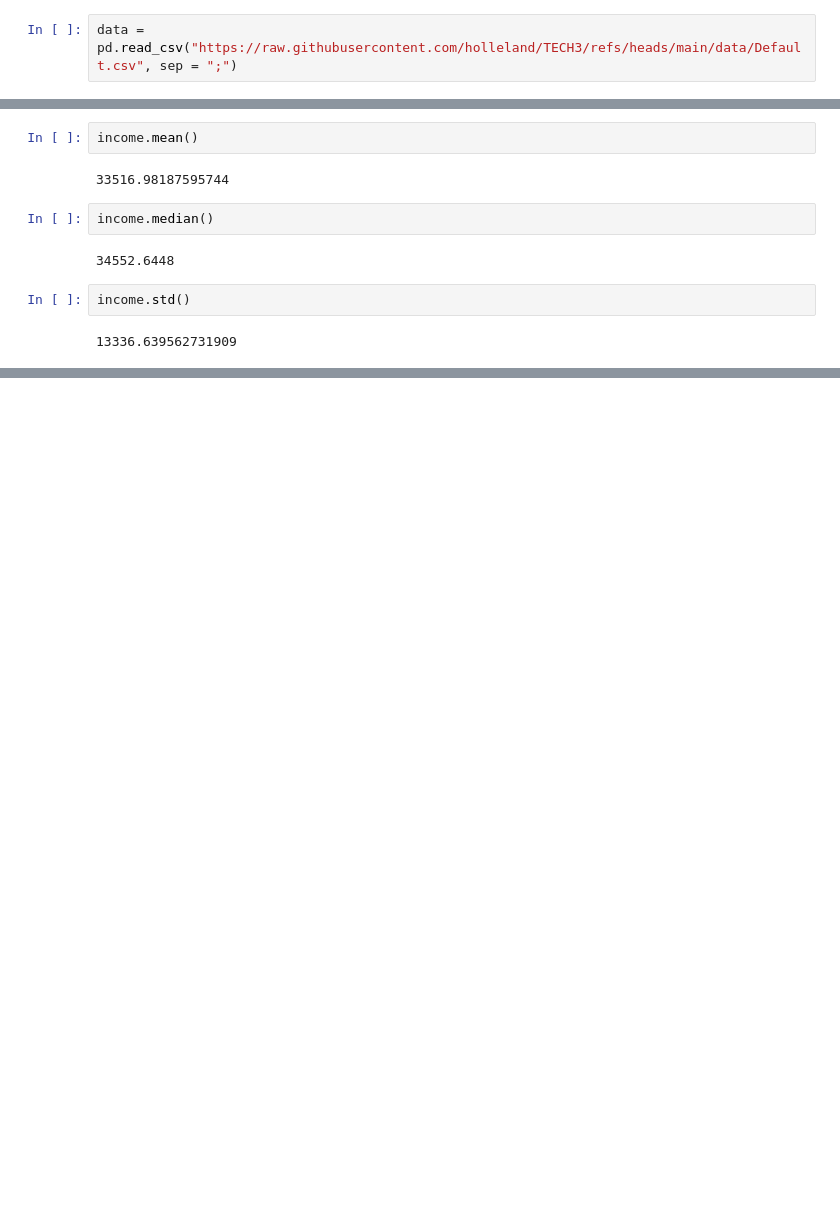
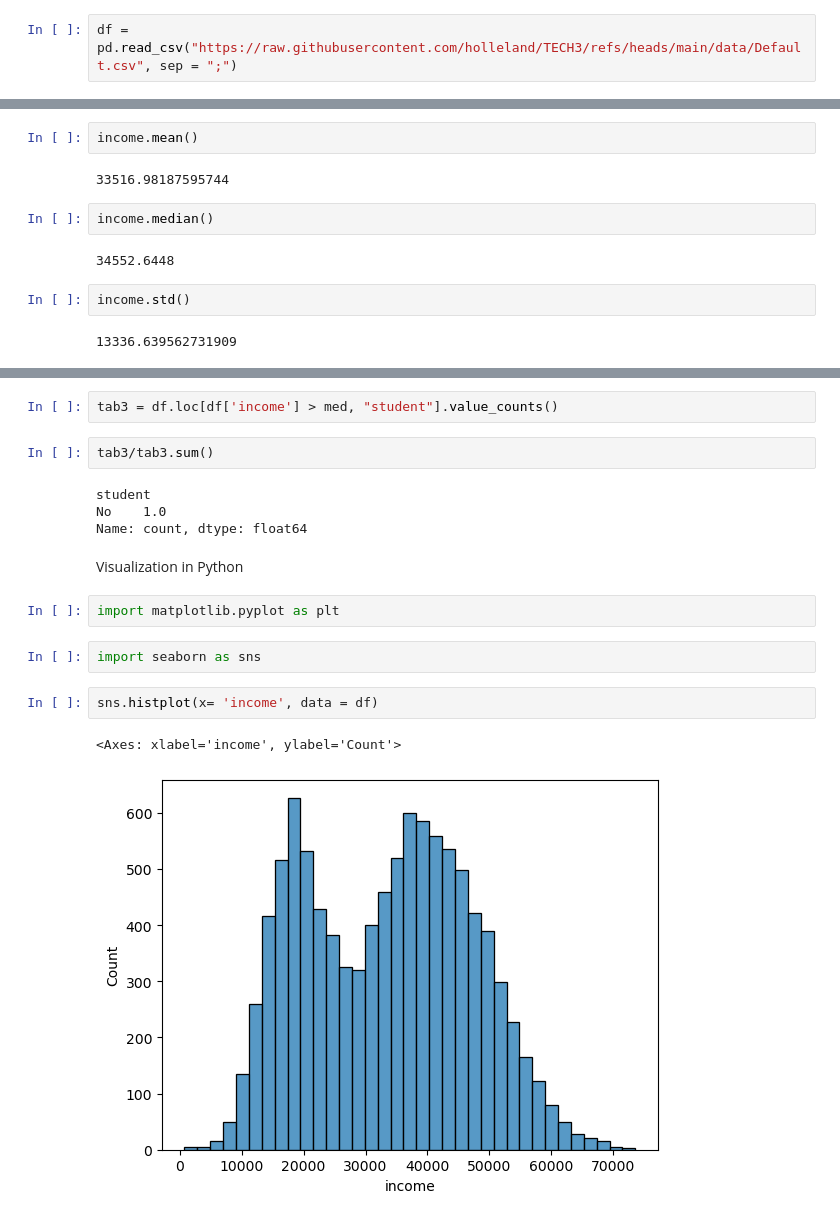
Before and after one commit to Lan1403/TECH3, a Jupyter notebook: PracticalSession/Session1.ipynb, the cells around one changed output, grey strips where cells are left out. Saved outputs shown, nothing was run; the diff lists cells and outputs as text; blank space fills up the shorter version.

```diff
--- a/PracticalSession/Session1.ipynb
+++ b/PracticalSession/Session1.ipynb
@@ -1,5 +1,5 @@
 # %%
 import pandas as pd
 # %%
-data = pd.read_csv("https://raw.githubusercontent.com/holleland/TECH3/refs/heads/main/data/Default.csv", sep = ";")
+df = pd.read_csv("https://raw.githubusercontent.com/holleland/TECH3/refs/heads/main/data/Default.csv", sep = ";")
 # %%
@@ -41,0 +89,19 @@ data['default'].value_counts()/len()
+# %%
+tab3 = df.loc[df['income'] > med, "student"].value_counts()
+# %%
+tab3/tab3.sum()
+# %% [output]
+student
+No    1.0
+Name: count, dtype: float64
+# %% [markdown]
+Visualization in Python
+# %%
+import matplotlib.pyplot as plt
+# %%
+import seaborn as sns
+# %%
+sns.histplot(x= 'income', data = df)
+# %% [output]
+<Axes: xlabel='income', ylabel='Count'>
+[figure, added]
```
Also changed, not shown: parts of 18 cells of this notebook, 1 other file.
